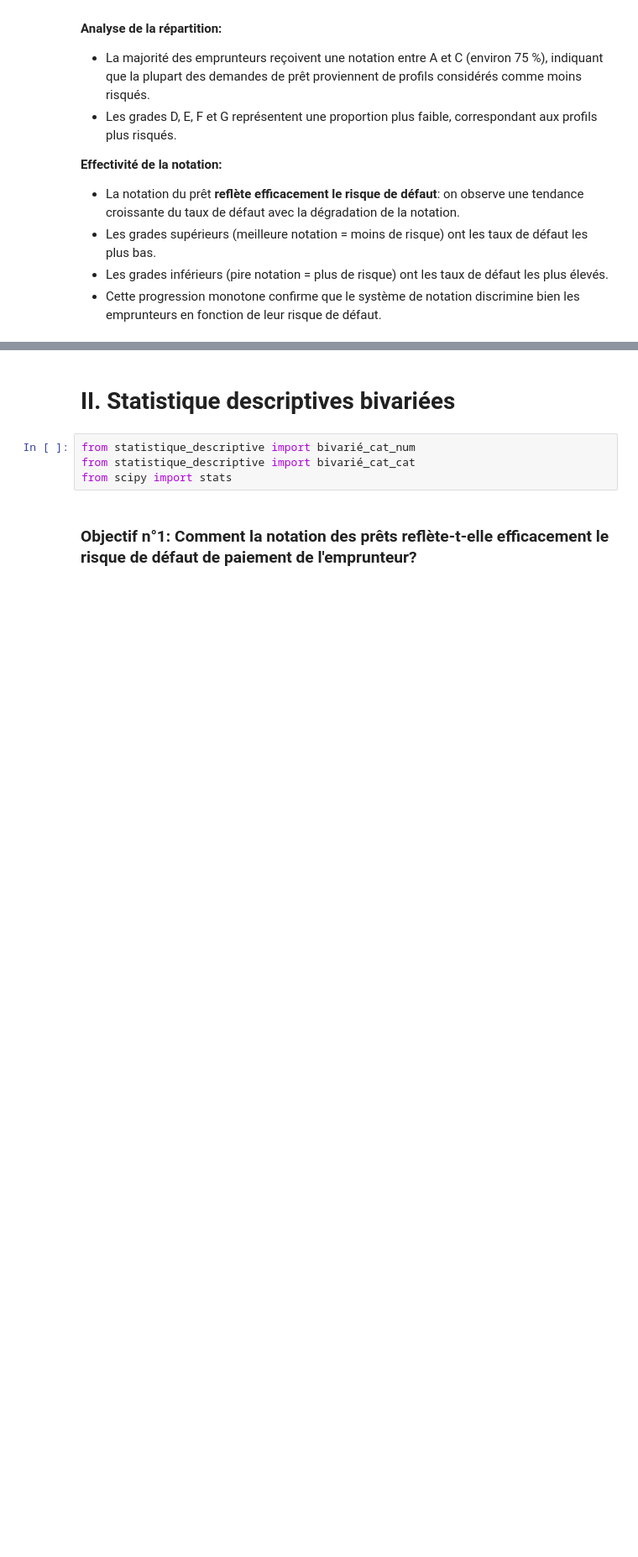
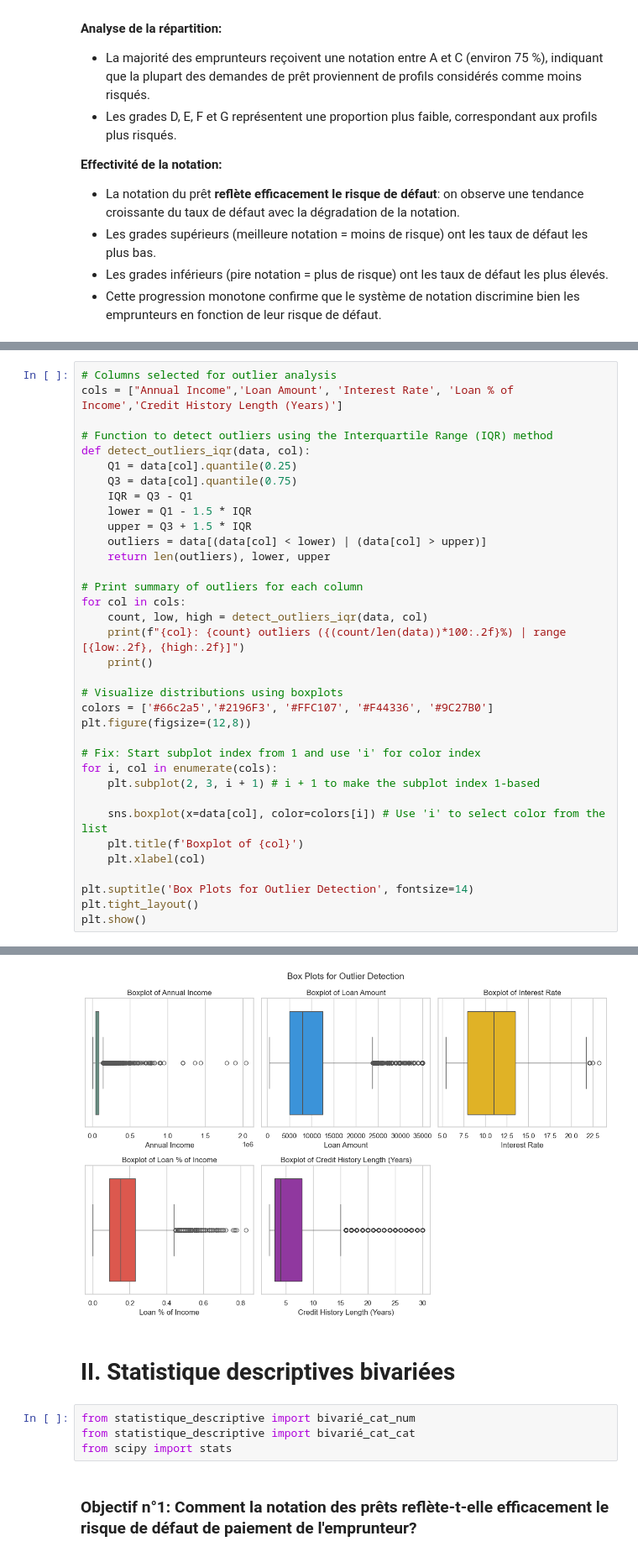
Before and after one commit to YATABARE-Cheikna-Amala/Projet-Final-Python_Pour_la_Data_Science, a Jupyter notebook: Projet_python_pour_la_data_science.ipynb, the cells around one changed output, grey strips where cells are left out. Shown at 84% size. Drawn from its saved outputs; the diff is of its cells as text; blank space fills up the shorter version.

```diff
--- a/Projet_python_pour_la_data_science.ipynb
+++ b/Projet_python_pour_la_data_science.ipynb
@@ -312,0 +289,36 @@ plt.show()
+# %%
+# Columns selected for outlier analysis
+cols = ["Annual Income",'Loan Amount', 'Interest Rate', 'Loan % of Income','Credit History Length (Years)']
+
+# Function to detect outliers using the Interquartile Range (IQR) method
+def detect_outliers_iqr(data, col):
+    Q1 = data[col].quantile(0.25)
+    Q3 = data[col].quantile(0.75)
+    IQR = Q3 - Q1
+    lower = Q1 - 1.5 * IQR
+    upper = Q3 + 1.5 * IQR
+    outliers = data[(data[col] < lower) | (data[col] > upper)]
+    return len(outliers), lower, upper
+
+# Print summary of outliers for each column
+for col in cols:
+    count, low, high = detect_outliers_iqr(data, col)
+    print(f"{col}: {count} outliers ({(count/len(data))*100:.2f}%) | range [{low:.2f}, {high:.2f}]")
+    print()
+
+# Visualize distributions using boxplots
+colors = ['#66c2a5','#2196F3', '#FFC107', '#F44336', '#9C27B0']
+plt.figure(figsize=(12,8))
+
+# Fix: Start subplot index from 1 and use 'i' for color index
+for i, col in enumerate(cols):
+    plt.subplot(2, 3, i + 1) # i + 1 to make the subplot index 1-based
+
+    sns.boxplot(x=data[col], color=colors[i]) # Use 'i' to select color from the list
+    plt.title(f'Boxplot of {col}')
+    plt.xlabel(col)
+
+plt.suptitle('Box Plots for Outlier Detection', fontsize=14)
+plt.tight_layout()
+plt.show()
+# %% [output]
@@ -313,3 +334,4 @@ plt.show()
+[figure, added]
 # %% [markdown]
 # II. Statistique descriptives bivariées
 # %%
```
Also changed, not shown: parts of 30 cells of this notebook.
